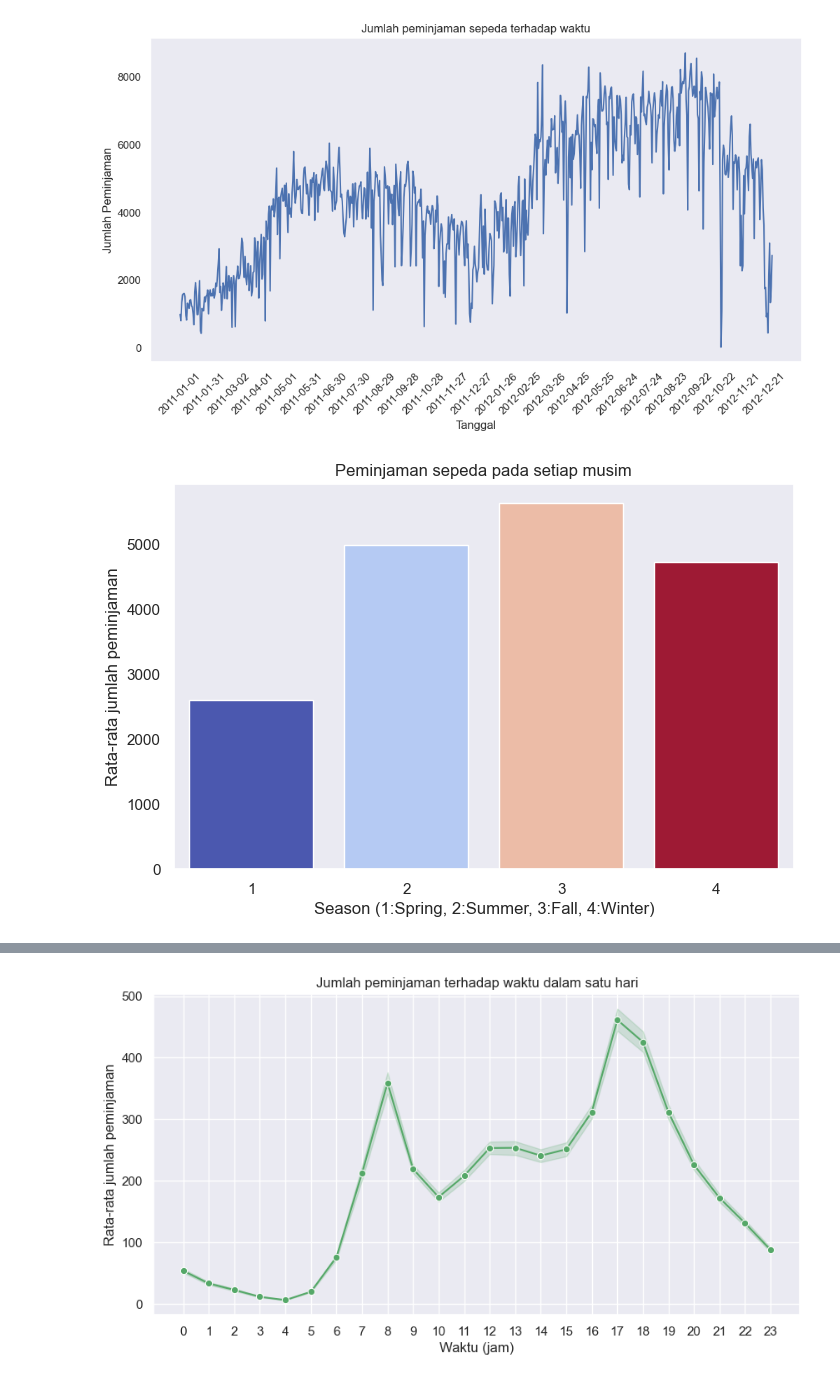
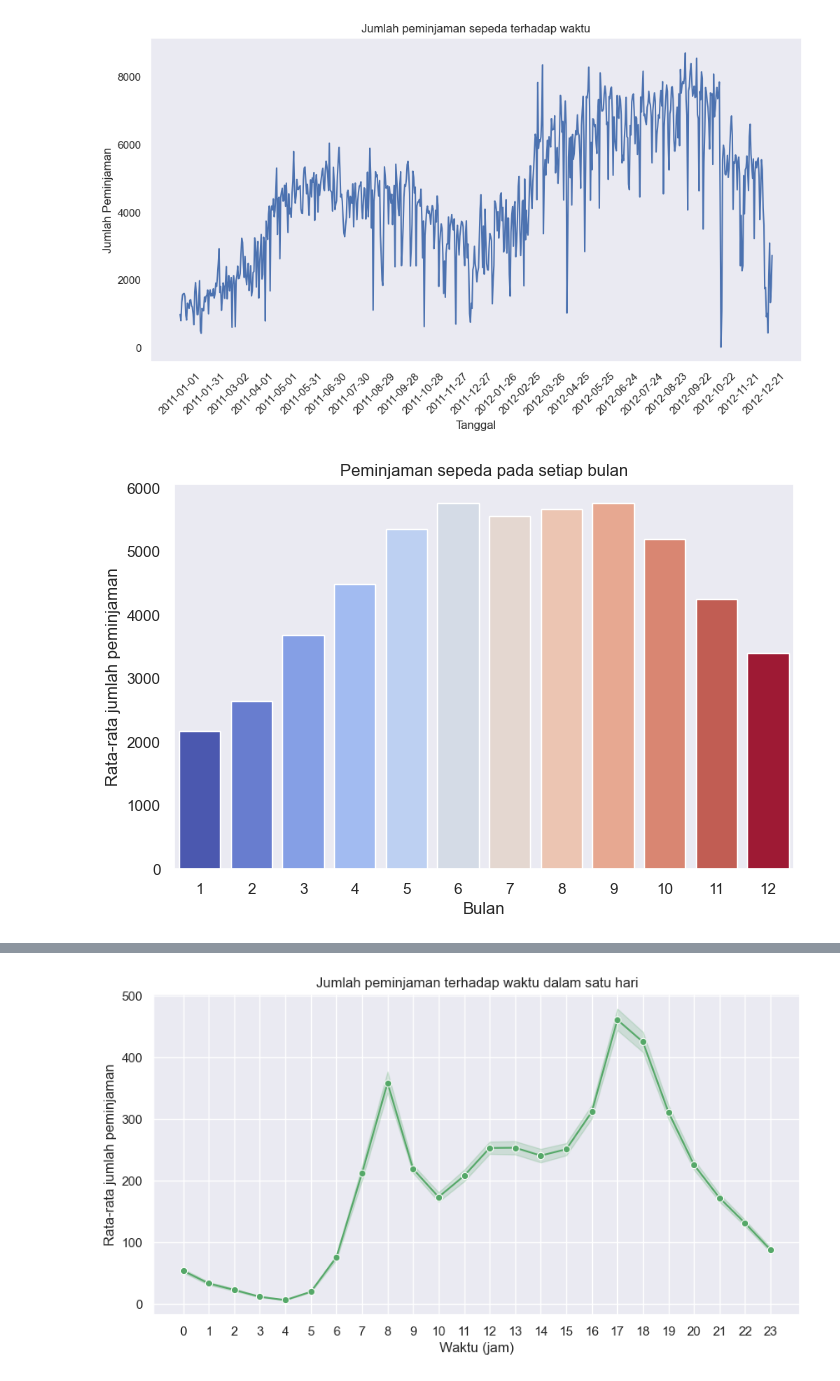
Before and after one commit to takolada/analisisdatadenganpython, a Jupyter notebook: notebook.ipynb, the cells around one changed output, grey strips where cells are left out. Drawn from its saved outputs; the diff is of its cells as text; code cells hidden in the pictures.

```diff
--- a/notebook.ipynb
+++ b/notebook.ipynb
@@ -418,10 +524,10 @@ plt.show()
 [figure]
 # %%
 plt.figure(figsize=(8, 5))
-sns.barplot(x=df_day["season"], y=df_day["cnt"], errorbar=None, hue=df_day["season"], palette="coolwarm", legend=False)
-plt.xlabel("Season (1:Spring, 2:Summer, 3:Fall, 4:Winter)")
+sns.barplot(x=df_day["mnth"], y=df_day["cnt"], errorbar=None, hue=df_day["mnth"], palette="coolwarm", legend=False)
+plt.xlabel("Bulan")
 plt.ylabel("Rata-rata jumlah peminjaman")
-plt.title("Peminjaman sepeda pada setiap musim")
+plt.title("Peminjaman sepeda pada setiap bulan")
 plt.show()
 # %% [output]
-[figure, old version]
+[figure, new version]
```
Also changed, not shown: parts of 24 cells of this notebook.
